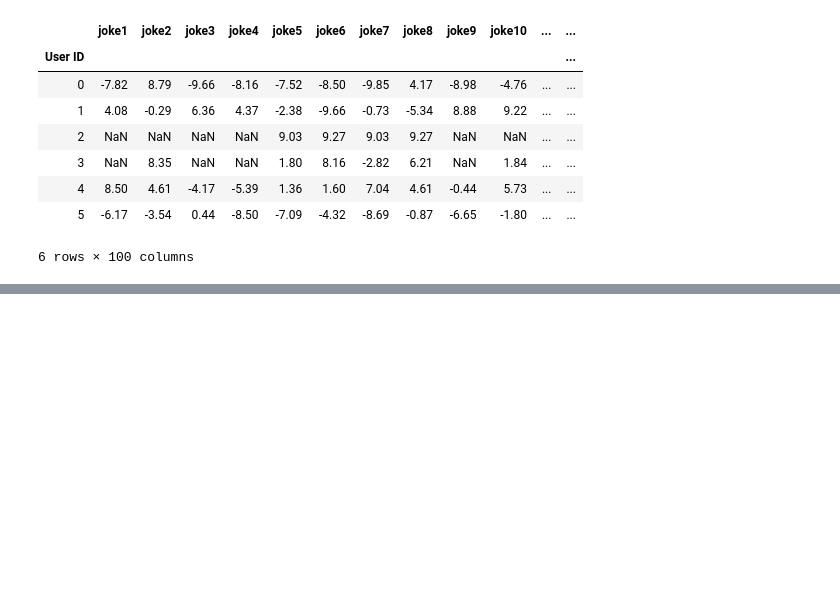
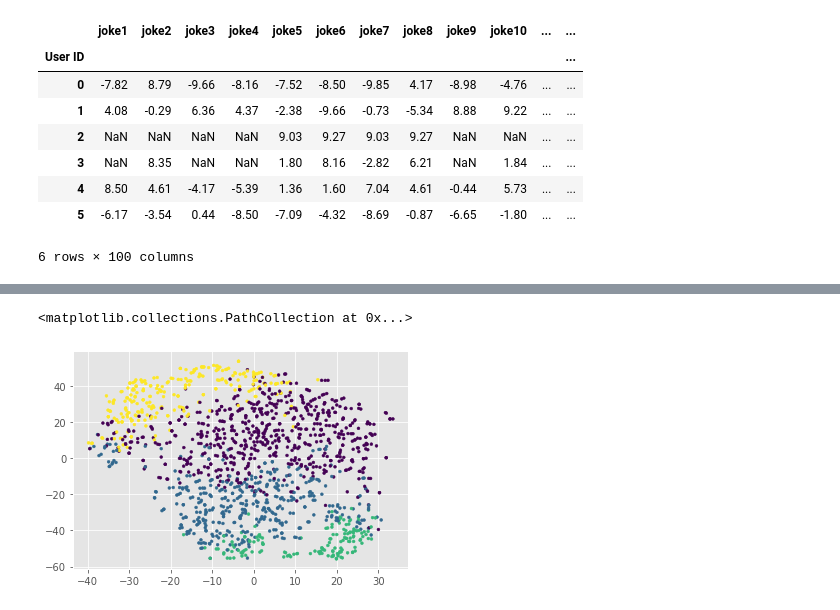
Before and after one commit to savitha-srinivasan/ECE-143-Project---Joke-recommendation-system, a Jupyter notebook: main_code.ipynb, the cells around one changed output, grey strips where cells are left out. Saved outputs shown, nothing was run; the diff lists cells and outputs as text; code cells hidden in the pictures; blank space fills up the shorter version.

```diff
--- a/main_code.ipynb
+++ b/main_code.ipynb
@@ -71,3 +123,32 @@ ax2.set(xlabel='Mean rating per user', ylabel='Count')
+# %%
+from sklearn.cluster import MiniBatchKMeans, KMeans
+from sklearn.metrics.pairwise import pairwise_distances_argmin
+from sklearn.cluster import AgglomerativeClustering
+import scipy.cluster.hierarchy as sch
+from sklearn.mixture import GaussianMixture
+from sklearn.cluster import SpectralClustering
+from sklearn.cluster import DBSCAN
+batch_size = 50
+n_clusters = 4
+
+mbk = MiniBatchKMeans(init ='k-means++', n_clusters = 4, max_iter=100000,batch_size = batch_size, n_init = 10,
+                      max_no_improvement = 10, verbose = 0)
+
+mbk.fit(reduced_A)
+y_kmeans = mbk.predict(reduced_A)
+plt.scatter(reduced_A_embedded[:, 0], reduced_A_embedded[:, 1], c=y_kmeans[::50], s=8, cmap='viridis')
+
+# model = AgglomerativeClustering(n_clusters=4, affinity='euclidean', linkage='ward')
+# model.fit(reduced_A[::100])
+# labels = model.labels_
+# plt.scatter(reduced_A_embedded[:,0], reduced_A_embedded[:,1], c=labels, s=5, cmap='viridis')
+
+# model = GaussianMixture(n_components=4, random_state=0).fit(reduced_A)
+# labels = model.predict(reduced_A)
+# plt.scatter(reduced_A_embedded[:, 0], reduced_A_embedded[:, 1], c=labels[::100], s=5, cmap='viridis')
+# %% [output]
+<matplotlib.collections.PathCollection at 0x...>
+[figure, added]
 # %%
 #similarity computation
 import scipy
```
Also changed, not shown: parts of 13 cells of this notebook, 11 other files.
